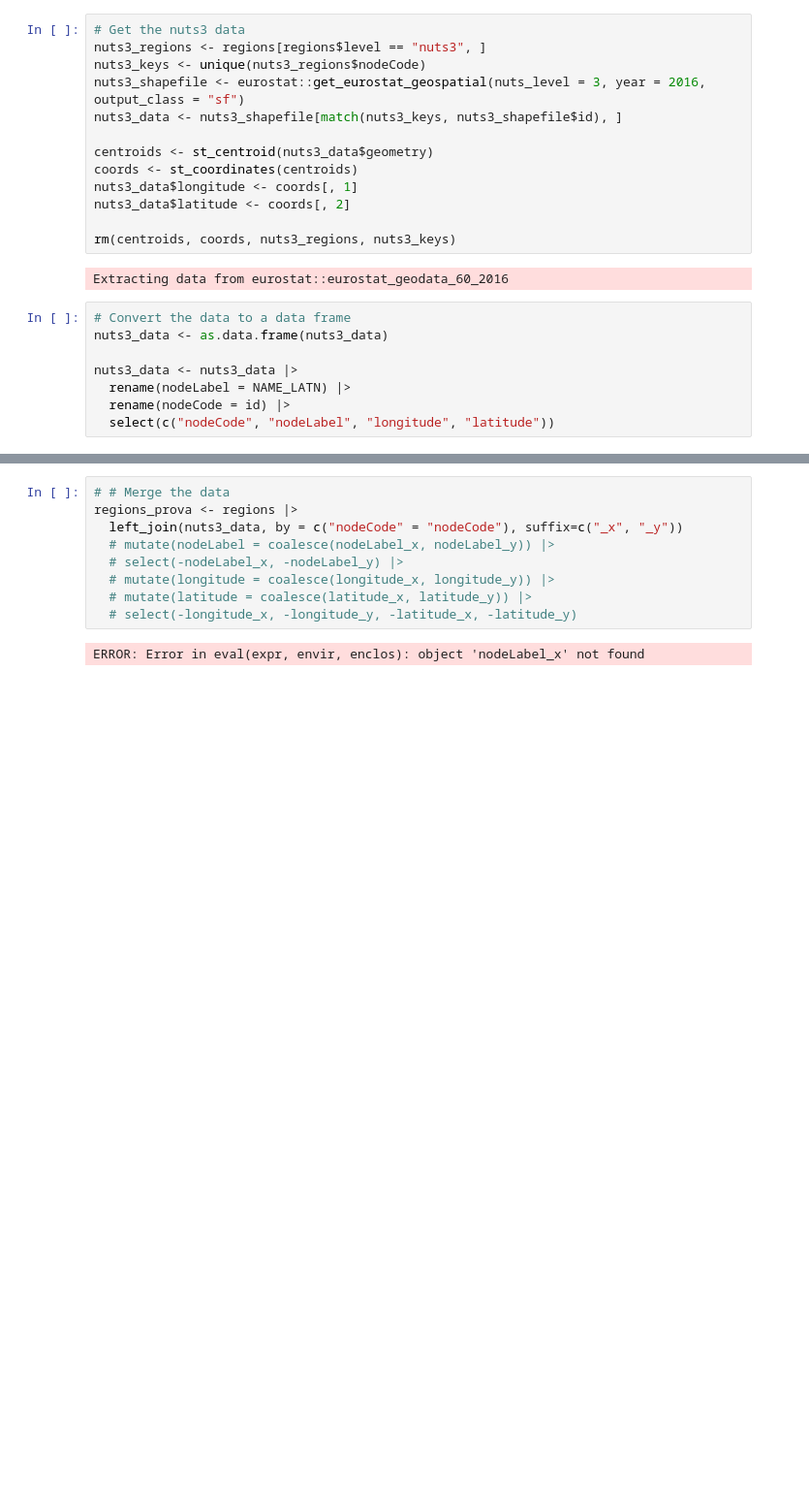
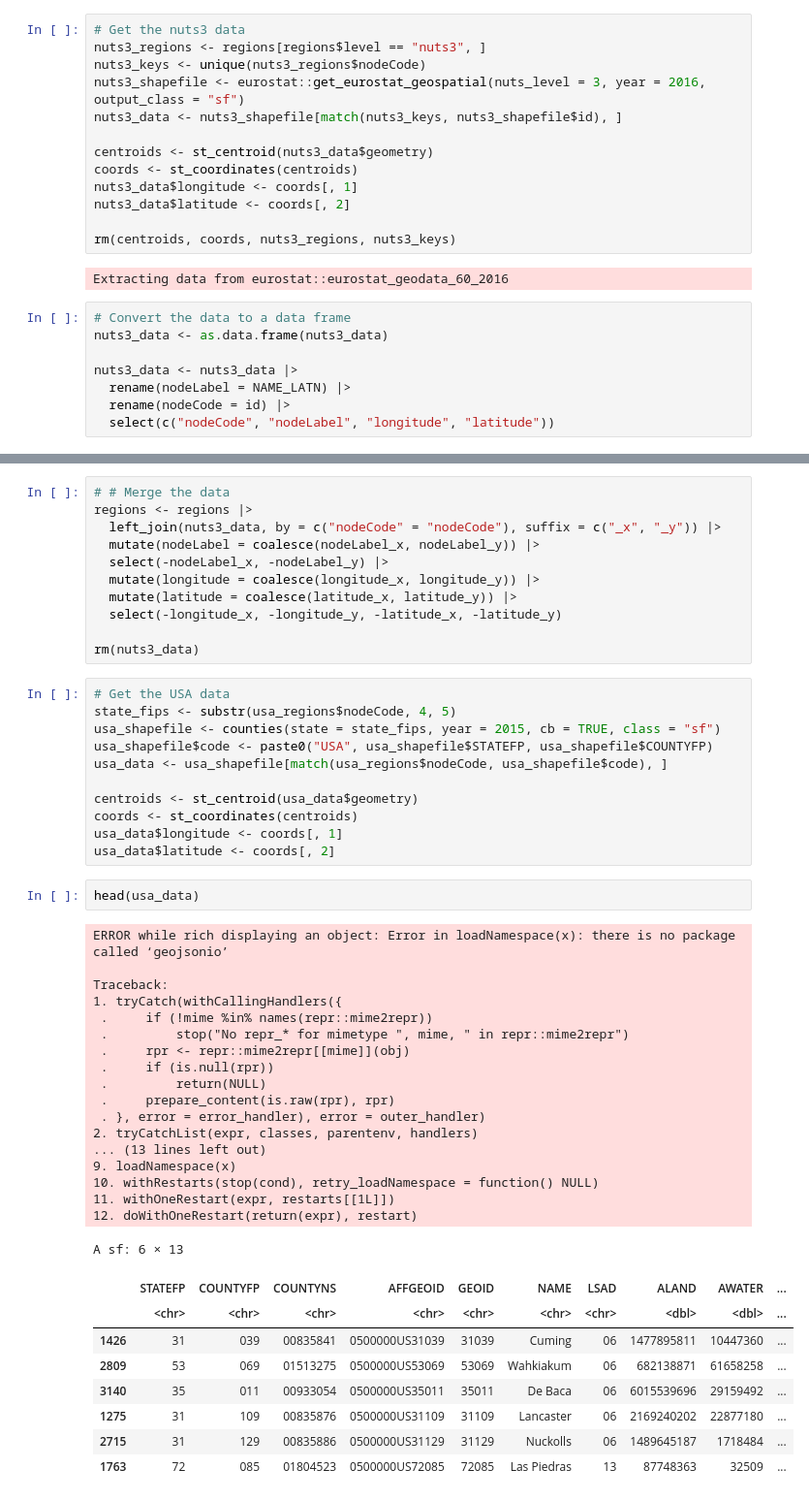
Before and after one commit to paololapo/ComplexNetworks_projects, a Jupyter notebook: code/task_44/Full_world.ipynb, the cells around one changed output, grey strips where cells are left out. Shown at 97% size. Saved outputs shown, nothing was run; the diff lists cells and outputs as text; blank space fills up the shorter version.

```diff
--- a/code/task_44/Full_world.ipynb
+++ b/code/task_44/Full_world.ipynb
@@ -206,11 +206,51 @@ A data.frame: 1522 × 4
 # %%
 # # Merge the data
-regions_prova <- regions |>
-  left_join(nuts3_data, by = c("nodeCode" = "nodeCode"), suffix=c("_x", "_y"))
-  # mutate(nodeLabel = coalesce(nodeLabel_x, nodeLabel_y)) |>
-  # select(-nodeLabel_x, -nodeLabel_y) |>
-  # mutate(longitude = coalesce(longitude_x, longitude_y)) |>
-  # mutate(latitude = coalesce(latitude_x, latitude_y)) |>
-  # select(-longitude_x, -longitude_y, -latitude_x, -latitude_y)
+regions <- regions |>
+  left_join(nuts3_data, by = c("nodeCode" = "nodeCode"), suffix = c("_x", "_y")) |>
+  mutate(nodeLabel = coalesce(nodeLabel_x, nodeLabel_y)) |>
+  select(-nodeLabel_x, -nodeLabel_y) |>
+  mutate(longitude = coalesce(longitude_x, longitude_y)) |>
+  mutate(latitude = coalesce(latitude_x, latitude_y)) |>
+  select(-longitude_x, -longitude_y, -latitude_x, -latitude_y)
+
+rm(nuts3_data)
-# %% [output]
-ERROR: Error in eval(expr, envir, enclos): object 'nodeLabel_x' not found
+# %%
+# Get the USA data
+state_fips <- substr(usa_regions$nodeCode, 4, 5)
+usa_shapefile <- counties(state = state_fips, year = 2015, cb = TRUE, class = "sf")
+usa_shapefile$code <- paste0("USA", usa_shapefile$STATEFP, usa_shapefile$COUNTYFP)
+usa_data <- usa_shapefile[match(usa_regions$nodeCode, usa_shapefile$code), ]
+
+centroids <- st_centroid(usa_data$geometry)
+coords <- st_coordinates(centroids)
+usa_data$longitude <- coords[, 1]
+usa_data$latitude <- coords[, 2]
+# %%
+head(usa_data)
+# %% [output]
+ERROR while rich displaying an object: Error in loadNamespace(x): there is no package called ‘geojsonio’
+
+Traceback:
+1. tryCatch(withCallingHandlers({
+ .     if (!mime %in% names(repr::mime2repr))
+ .         stop("No repr_* for mimetype ", mime, " in repr::mime2repr")
+ .     rpr <- repr::mime2repr[[mime]](obj)
+ .     if (is.null(rpr))
+ .         return(NULL)
+ .     prepare_content(is.raw(rpr), rpr)
+ . }, error = error_handler), error = outer_handler)
+2. tryCatchList(expr, classes, parentenv, handlers)
+... (13 lines left out)
+9. loadNamespace(x)
+10. withRestarts(stop(cond), retry_loadNamespace = function() NULL)
+11. withOneRestart(expr, restarts[[1L]])
+12. doWithOneRestart(return(expr), restart)
+A sf: 6 × 13
+|  | STATEFP | COUNTYFP | COUNTYNS | AFFGEOID | GEOID | NAME | LSAD | ALAND | AWATER | ... |
+|  | <chr> | <chr> | <chr> | <chr> | <chr> | <chr> | <chr> | <dbl> | <dbl> | ... |
+| 1426 | 31 | 039 | 00835841 | 0500000US31039 | 31039 | Cuming | 06 | 1477895811 | 10447360 | ... |
+| 2809 | 53 | 069 | 01513275 | 0500000US53069 | 53069 | Wahkiakum | 06 | 682138871 | 61658258 | ... |
+| 3140 | 35 | 011 | 00933054 | 0500000US35011 | 35011 | De Baca | 06 | 6015539696 | 29159492 | ... |
+| 1275 | 31 | 109 | 00835876 | 0500000US31109 | 31109 | Lancaster | 06 | 2169240202 | 22877180 | ... |
+| 2715 | 31 | 129 | 00835886 | 0500000US31129 | 31129 | Nuckolls | 06 | 1489645187 | 1718484 | ... |
+| 1763 | 72 | 085 | 01804523 | 0500000US72085 | 72085 | Las Piedras | 13 | 87748363 | 32509 | ... |
```
Also changed, not shown: parts of 30 cells of this notebook, 21 other files.
